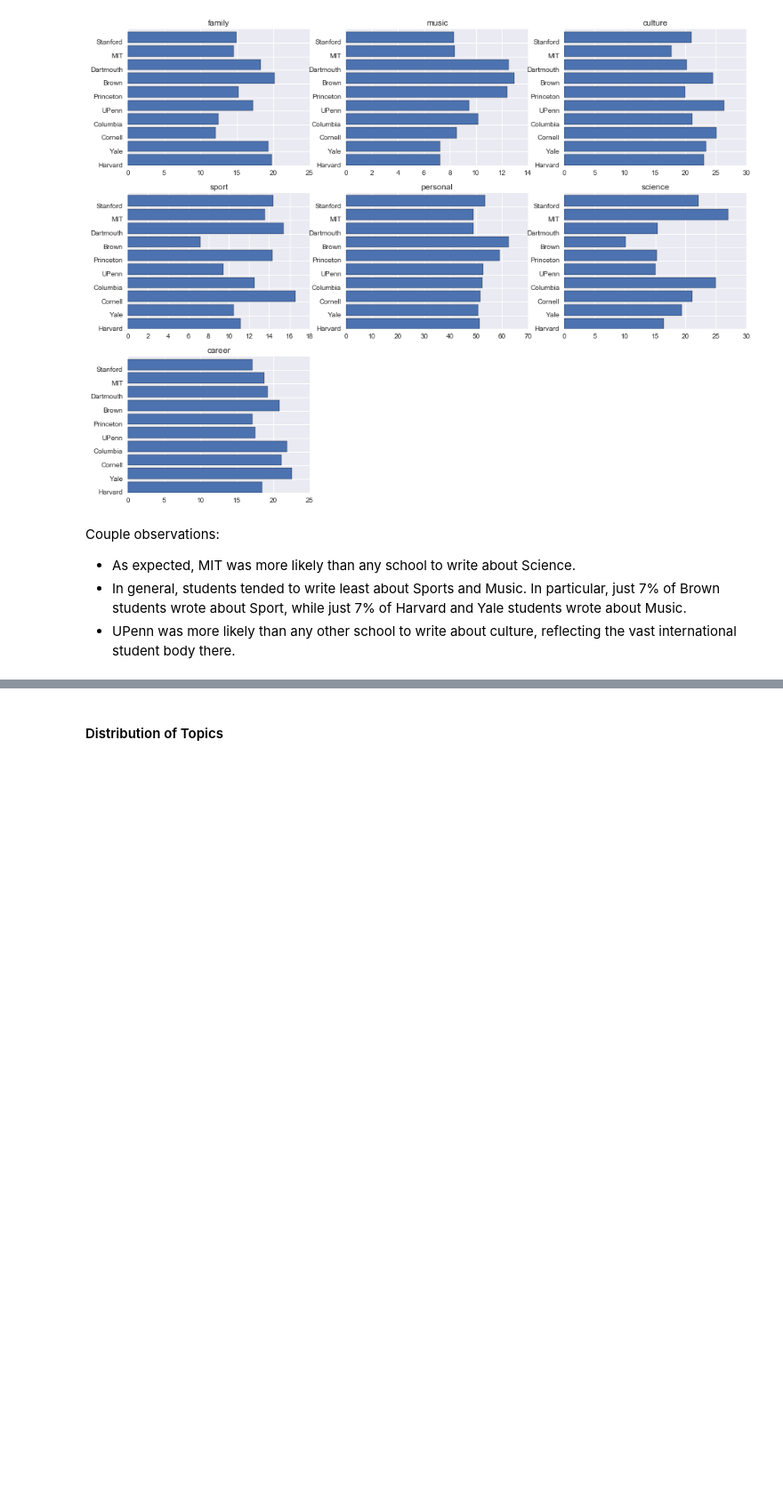
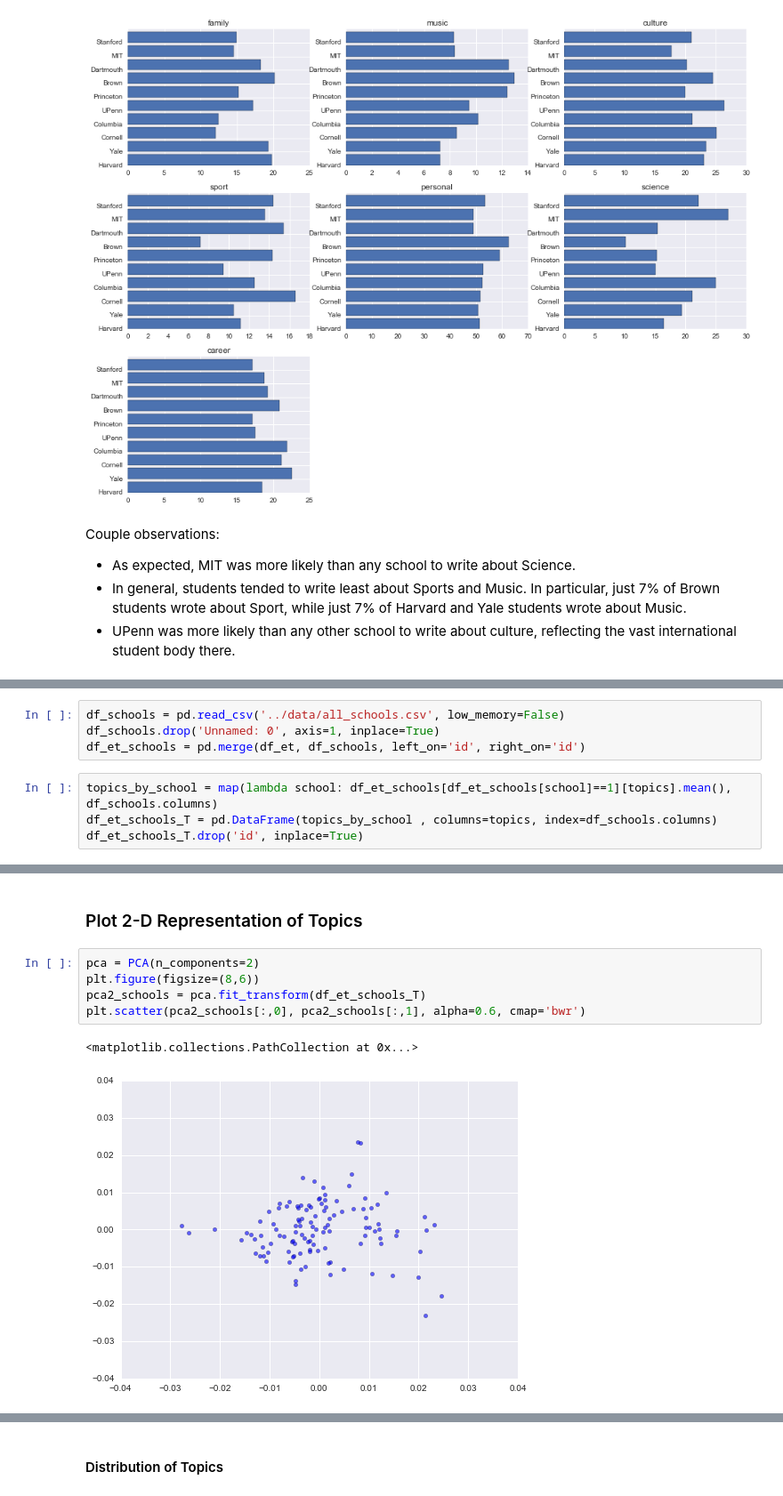
Before and after one commit to yungmsh/mining_the_common_app, a Jupyter notebook: code/3_Essay Exploration.ipynb, the cells around one changed output, grey strips where cells are left out. Shown at 89% size. Saved outputs shown, nothing was run; the diff lists cells and outputs as text; blank space fills up the shorter version.

```diff
--- a/code/3_Essay Exploration.ipynb
+++ b/code/3_Essay Exploration.ipynb
@@ -368,0 +344,8 @@ Couple observations:
+# %%
+df_schools = pd.read_csv('../data/all_schools.csv', low_memory=False)
+df_schools.drop('Unnamed: 0', axis=1, inplace=True)
+df_et_schools = pd.merge(df_et, df_schools, left_on='id', right_on='id')
+# %%
+topics_by_school = map(lambda school: df_et_schools[df_et_schools[school]==1][topics].mean(), df_schools.columns)
+df_et_schools_T = pd.DataFrame(topics_by_school , columns=topics, index=df_schools.columns)
+df_et_schools_T.drop('id', inplace=True)
@@ -368,0 +361,10 @@ Couple observations:
+# %% [markdown]
+### Plot 2-D Representation of Topics
+# %%
+pca = PCA(n_components=2)
+plt.figure(figsize=(8,6))
+pca2_schools = pca.fit_transform(df_et_schools_T)
+plt.scatter(pca2_schools[:,0], pca2_schools[:,1], alpha=0.6, cmap='bwr')
+# %% [output]
+<matplotlib.collections.PathCollection at 0x...>
+[figure, added]
```
Also changed, not shown: parts of 32 cells of this notebook, 2 other files.
